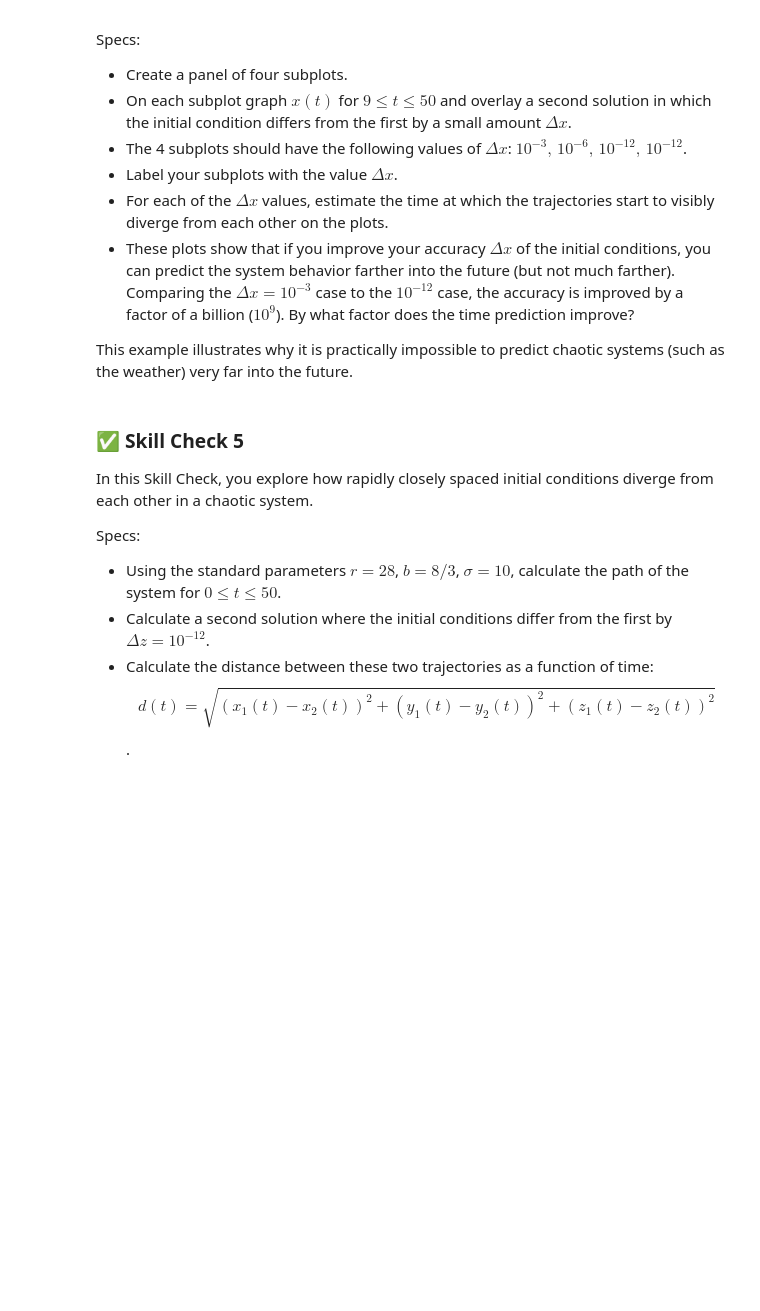
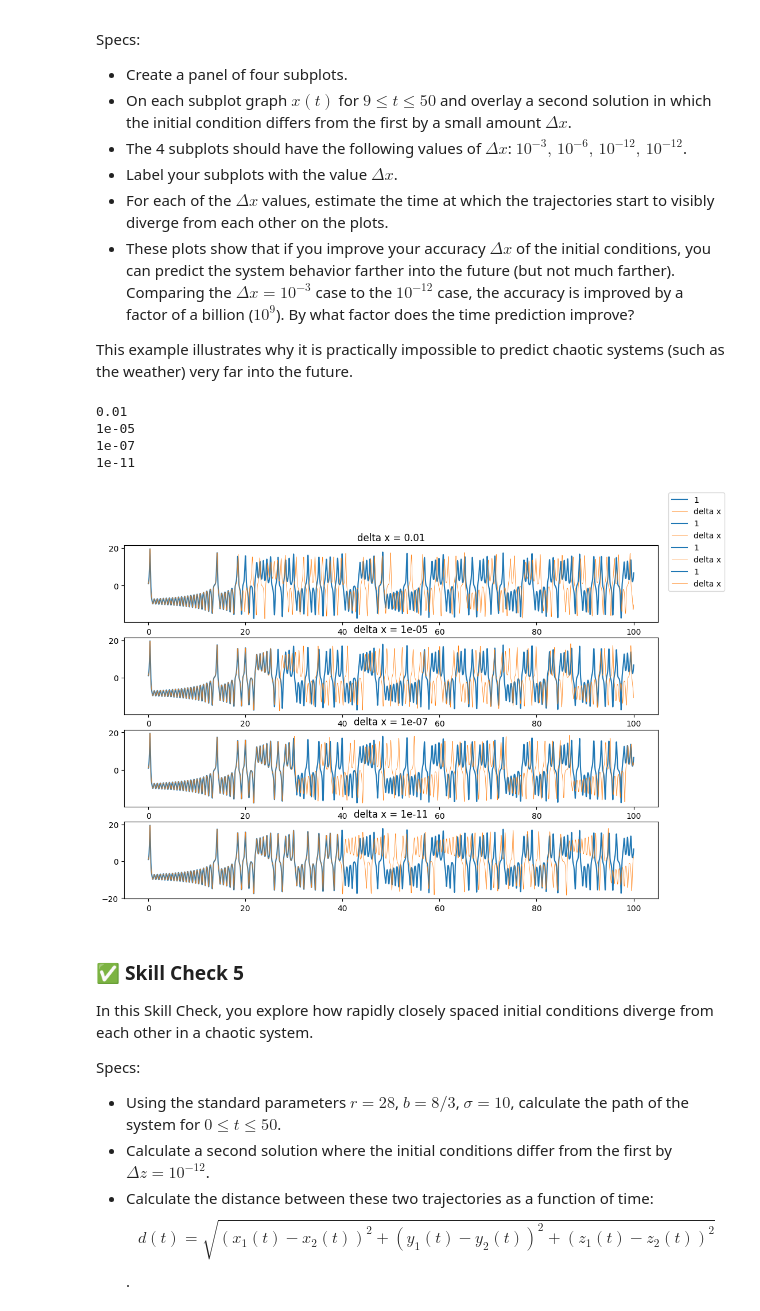
Before and after one commit to Reiniery/Computational-Physics, a Jupyter notebook: ode/ode_4.ipynb, the cells around one changed output. Saved outputs shown, nothing was run; the diff lists cells and outputs as text; code cells hidden in the pictures; blank space fills up the shorter version.

```diff
--- a/ode/ode_4.ipynb
+++ b/ode/ode_4.ipynb
@@ -420,3 +419,45 @@ from scipy.integrate import solve_ivp
+# %%
+import numpy as np
+import matplotlib.pyplot as plt
+from scipy.integrate import solve_ivp
+
+# your code here
+dx=[10e-3,10e-6, 10e-8, 10e-12]
+x=1
+y=1
+z=1
+
+sigma=10
+b=8/3
+r=28
+params = np.array([r,b,sigma])    # bundle derivative parameters together
+arr0 = np.array([x,y,z])      # bundle initial conditions together
+
+
+
+fig,ax = plt.subplots(len(dx),1, figsize=(12, 8))
+
+for i,d in enumerate(dx):
+    params = np.array([r,b,sigma])
+
+    arr0 = np.array([x-d,y,z])
+    sol=solve_ivp(derive,(0,100),arr0, method='RK45', args=params, atol=1e-4, rtol=1e-4, dense_output=True)
+    t = np.linspace(0, 100, 10000)      # define time array
+    yt = sol.sol(t)
+    x_new=yt[0,:]
+    ax[i].set_title(f'delta x = {d}')
+    #ax[i].set_xlim(9, 50)
+    ax[i].plot(t,x0, label='1')
+    ax[i].plot(t,x_new, label='delta x',lw=0.5)
+
+fig.legend()
+plt.show()
+# %% [output]
+0.01
+1e-05
+1e-07
+1e-11
+[figure, added]
 # %% [markdown]
 ### ✅ Skill Check 5
 
```
Also changed, not shown: parts of 2 cells of this notebook.
